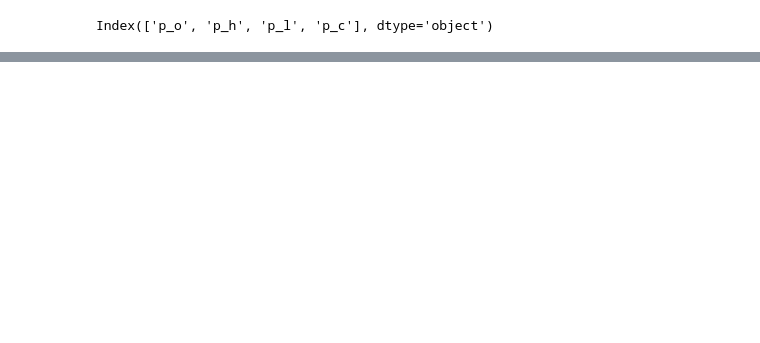
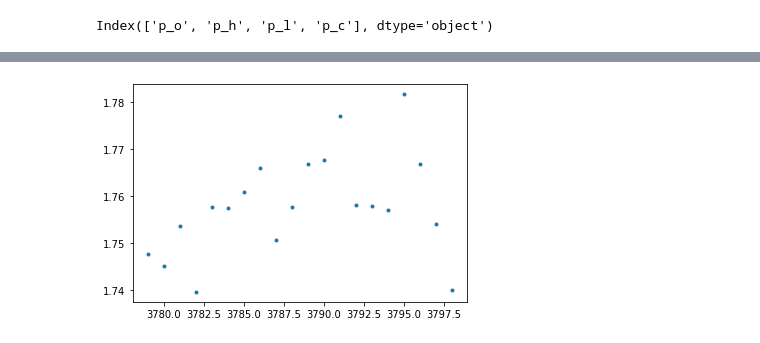
Before and after one commit to gomlfx/ApiaryFund_, a Jupyter notebook: AGC27_2_0.ipynb, the cells around one changed output, grey strips where cells are left out. Cells and saved outputs as stored; diff of their text form; code cells hidden in the pictures; blank space fills up the shorter version.

```diff
--- a/AGC27_2_0.ipynb
+++ b/AGC27_2_0.ipynb
@@ -758,8 +776,8 @@ df
 # %%
 #create initial train and test data as pd.DF for close
 #final test DF is last_row
-df_train_close = pd.DataFrame(data=df.iloc[:-20,:])
-df_test_close = pd.DataFrame(data=df.iloc[-20:,:])
+df_train_close = pd.DataFrame(data=df_pre.iloc[:-20,:])
+df_test_close = pd.DataFrame(data=df_pre.iloc[-20:,:])
 
 #df_train_close = pd.DataFrame(data=df.iloc[0:1980,[2,5,8,11,14,17,20,23,26,29,32,35,38,41,44,47,50,53,56,59,62,65,68,71,74,77,80,83,86,89,92]])
 #df_test_close = pd.DataFrame(data=df.iloc[1980:2001,[2,5,8,11,14,17,20,23,26,29,32,35,38,41,44,47,50,53,56,59,62,65,68,71,74,77,80,83,86,89,92]])
@@ -899,0 +967,4 @@ perf = predictor.evaluate_predictions(y_true = y_test, y_pred = y_pred, auxiliar
+# %%
+predicted = y_pred.plot(style='.')
+# %% [output]
+[figure, added]
```
Also changed, not shown: parts of 19 cells of this notebook.
